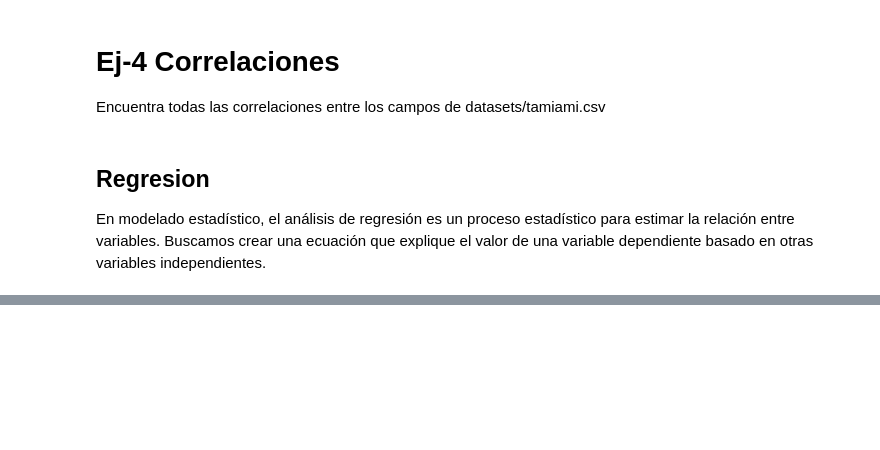
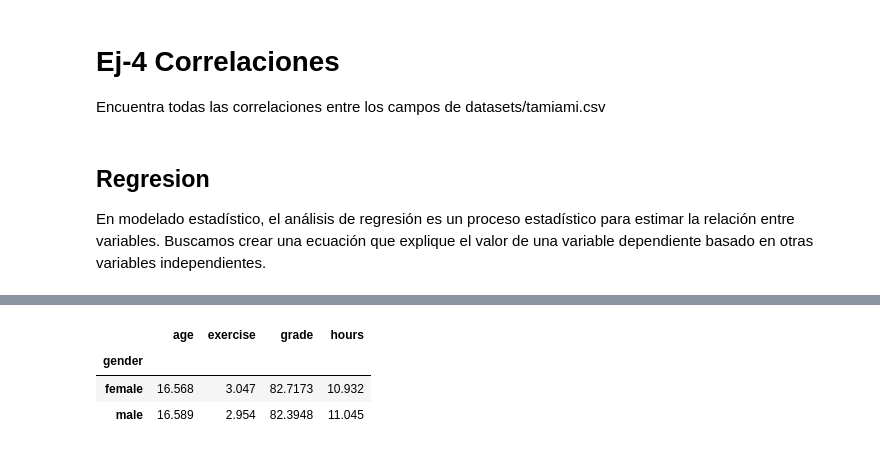
Before and after one commit to GTD2101-ACD-GA-EJ22/2-ADiagDatos, a Jupyter notebook: 1-SigDatos.ipynb, the cells around one changed output, grey strips where cells are left out. Saved outputs shown, nothing was run; the diff lists cells and outputs as text; code cells hidden in the pictures; blank space fills up the shorter version.

```diff
--- a/1-SigDatos.ipynb
+++ b/1-SigDatos.ipynb
@@ -261,0 +393,8 @@ En modelado estadístico, el análisis de regresión es un proceso estadístico
+# %%
+import pandas as pd
+
+Location = "datasets/gradedata.csv"
+
+df = pd.read_csv(Location)
+
+df.head()
@@ -261,0 +408,7 @@ En modelado estadístico, el análisis de regresión es un proceso estadístico
+# %%
+pd.pivot_table(df, index=['gender'])
+# %% [output]
+|  | age | exercise | grade | hours |
+| gender |  |  |  |  |
+| female | 16.568 | 3.047 | 82.7173 | 10.932 |
+| male | 16.589 | 2.954 | 82.3948 | 11.045 |
```
Also changed, not shown: parts of 13 cells of this notebook, 1 other file.
